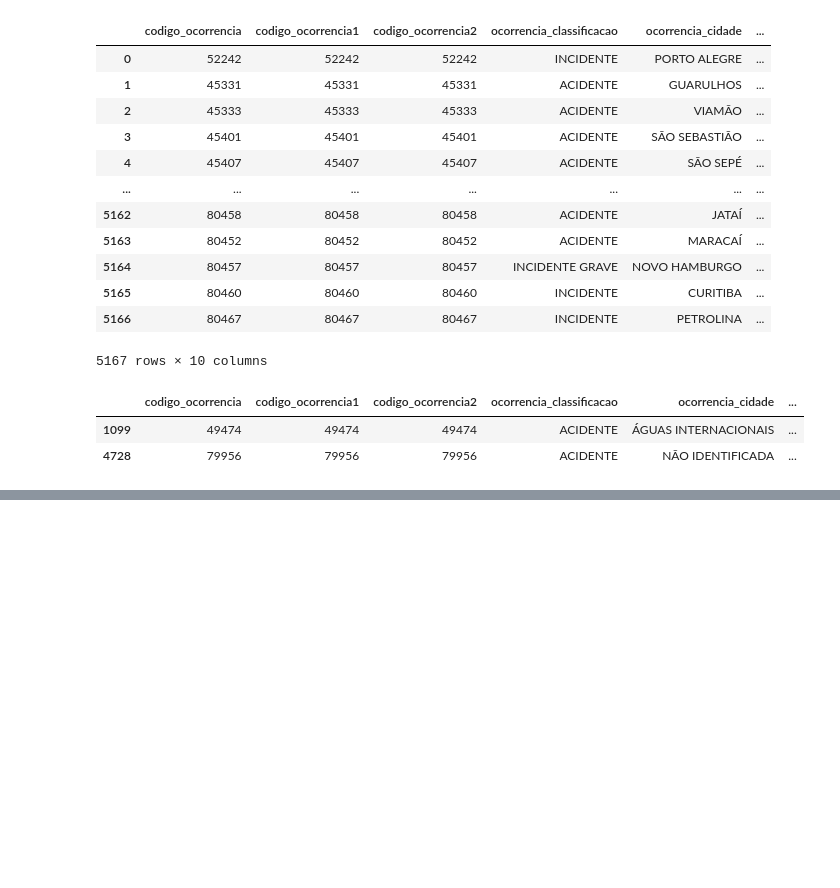
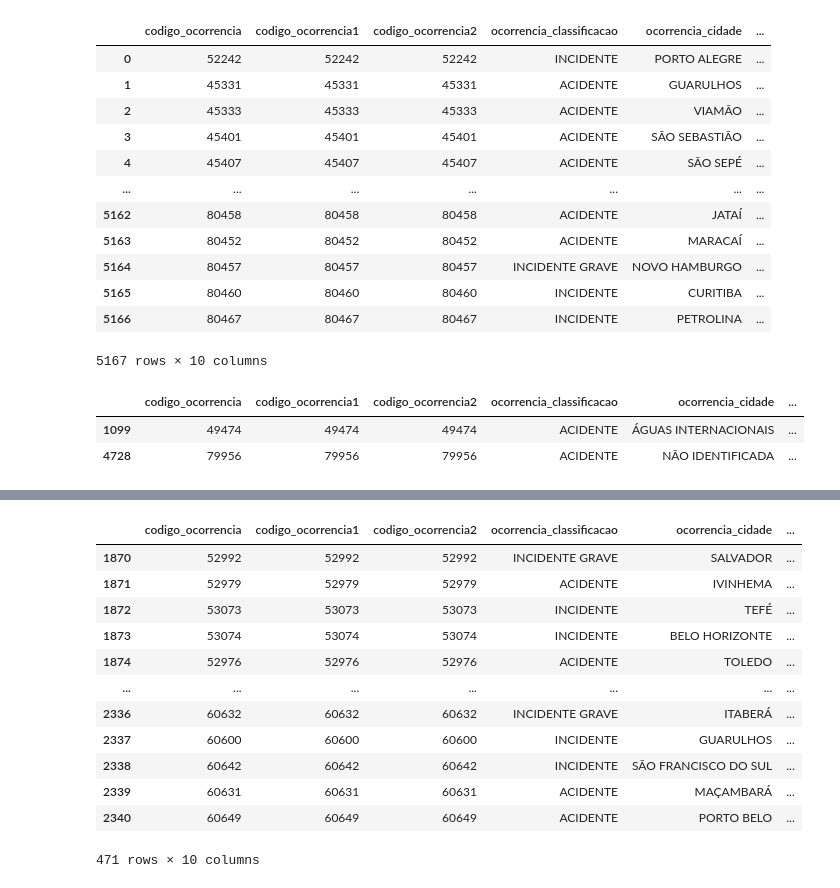
Before and after one commit to renannevesr/ETL, a Jupyter notebook: Transformacao.ipynb, the cells around one changed output, grey strips where cells are left out. Drawn from its saved outputs; the diff is of its cells as text; code cells hidden in the pictures; blank space fills up the shorter version.

```diff
--- a/Transformacao.ipynb
+++ b/Transformacao.ipynb
@@ -69,0 +109,18 @@ df.loc[df.ocorrencia_uf.isnull()]
+# %%
+#ocorrencias ano 2015
+filtro = df.ocorrencia_dia.dt.year == 2015
+df.loc[filtro]
+# %% [output]
+|  | codigo_ocorrencia | codigo_ocorrencia1 | codigo_ocorrencia2 | ocorrencia_classificacao | ocorrencia_cidade | ... |
+| 1870 | 52992 | 52992 | 52992 | INCIDENTE GRAVE | SALVADOR | ... |
+| 1871 | 52979 | 52979 | 52979 | ACIDENTE | IVINHEMA | ... |
+| 1872 | 53073 | 53073 | 53073 | INCIDENTE | TEFÉ | ... |
+| 1873 | 53074 | 53074 | 53074 | INCIDENTE | BELO HORIZONTE | ... |
+| 1874 | 52976 | 52976 | 52976 | ACIDENTE | TOLEDO | ... |
+| ... | ... | ... | ... | ... | ... | ... |
+| 2336 | 60632 | 60632 | 60632 | INCIDENTE GRAVE | ITABERÁ | ... |
+| 2337 | 60600 | 60600 | 60600 | INCIDENTE | GUARULHOS | ... |
+| 2338 | 60642 | 60642 | 60642 | INCIDENTE | SÃO FRANCISCO DO SUL | ... |
+| 2339 | 60631 | 60631 | 60631 | ACIDENTE | MAÇAMBARÁ | ... |
+| 2340 | 60649 | 60649 | 60649 | ACIDENTE | PORTO BELO | ... |
+471 rows × 10 columns
```
Also changed, not shown: parts of 5 cells of this notebook.
